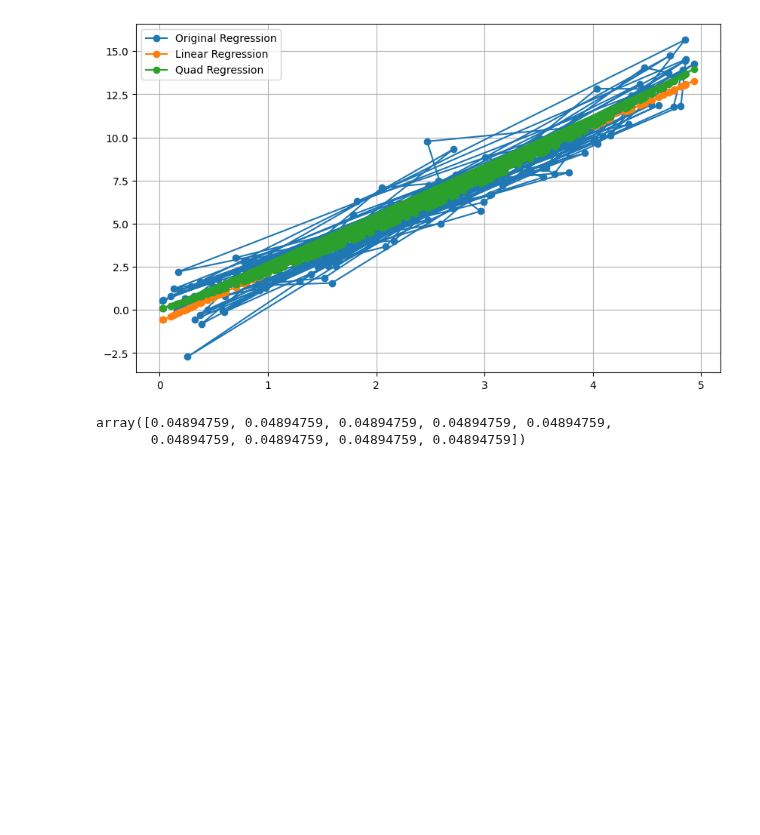
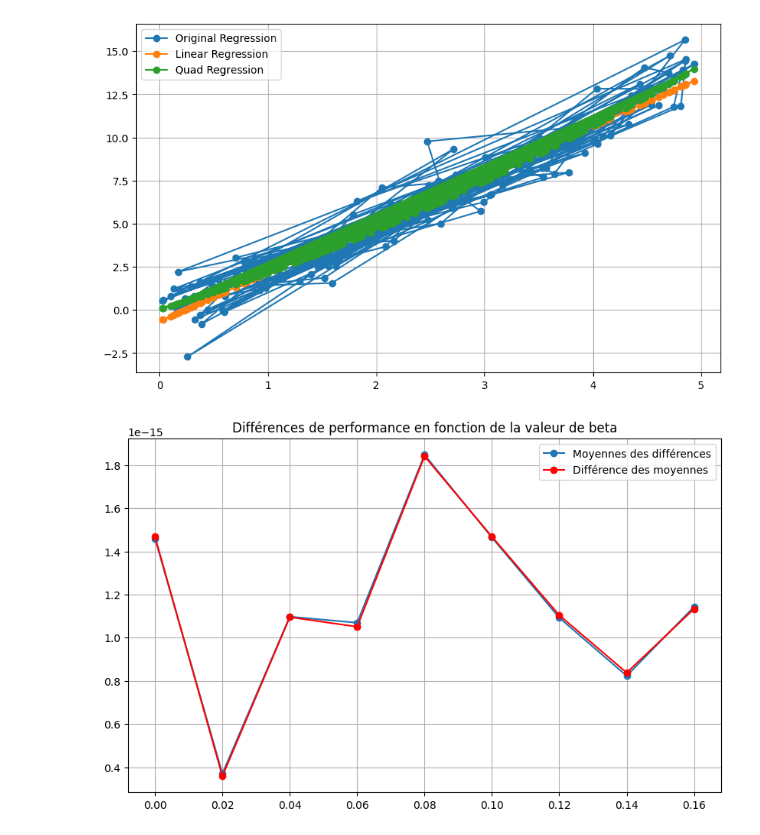
Before and after one commit to AntoineGilsonGH/The-Design-and-Analysis-of-Benchmark-Experiments, a Jupyter notebook: Implementation.ipynb, the cells around one changed output. Saved outputs shown, nothing was run; the diff lists cells and outputs as text; code cells hidden in the pictures; blank space fills up the shorter version.

```diff
--- a/Implementation.ipynb
+++ b/Implementation.ipynb
@@ -101,9 +100,3 @@ def calcul_t_stat():
    return empiriques, variances, test_statistics, delta, test_alternative
 
 empiriques, variances, test_statistics, delta, test_alternative = calcul_t_stat()
-# %%
-power = 1 - stats.norm.cdf(test_alternative)
-power
-# %% [output]
-array([0.04894759, 0.04894759, 0.04894759, 0.04894759, 0.04894759,
-       0.04894759, 0.04894759, 0.04894759, 0.04894759])
@@ -111,0 +103,10 @@ power2 =
+# %%
+plt.figure(figsize=(10, 6))
+plt.plot(beta2_values, empiriques, label='Moyenne empirique des différences', marker='o')
+plt.plot(beta2_values, delta, label='Différences des moyennes', marker='o', color = 'r')
+plt.title('Différences de performance en fonction de la valeur de beta')
+plt.legend()
+plt.grid(True)
+plt.show()
+# %% [output]
+[figure, added]
```
Also changed, not shown: parts of 6 cells of this notebook.
